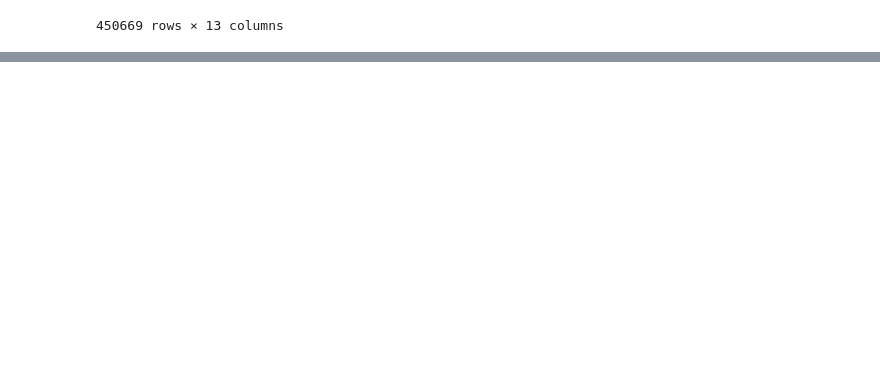
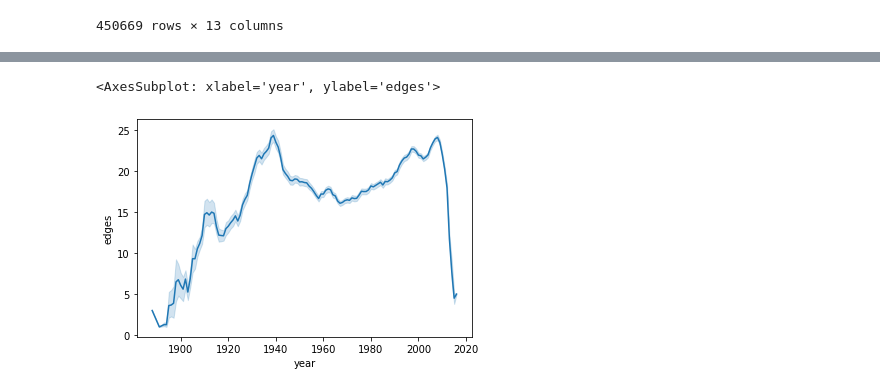
Before and after one commit to epfl-ada/ada-2022-project-datajugglers, a Jupyter notebook: Project_2.ipynb, the cells around one changed output, grey strips where cells are left out. Drawn from its saved outputs; the diff is of its cells as text; code cells hidden in the pictures; blank space fills up the shorter version.

```diff
--- a/Project_2.ipynb
+++ b/Project_2.ipynb
@@ -281,0 +351,17 @@ df_character
+# %%
+duration = 5
+actor_edge_data = []
+
+for year in tqdm(df_actor_red.loc[~np.isnan(df_actor_red["dates_filtered"]), "dates_filtered"].unique()):
+    df = df_actor_red
+    df = df[(year <= df["dates_filtered"]) & (df["dates_filtered"] < year + duration)]
+    df = df.drop(columns=["dates_filtered", "Actor Name"])
+    df = df.merge(df, on="Wikipedia Movie ID")
+    df = df[df["Freebase character map_x"] != df["Freebase character map_y"]]
+    df = df.groupby("Freebase character map_x").agg("count")
+    for (actor, info) in df.iterrows():
+        num_edges = info["Wikipedia Movie ID"]
+        actor_edge_data.append({"actor": actor, "year": year, "edges": num_edges})
+
+df_actor_edge = pd.DataFrame(actor_edge_data)
+df_actor_edge
@@ -281,0 +382,5 @@ df_character
+# %%
+sns.lineplot(data=df_actor_edge, x="year", y="edges")
+# %% [output]
+<AxesSubplot: xlabel='year', ylabel='edges'>
+[figure, added]
```
Also changed, not shown: parts of 16 cells of this notebook.
